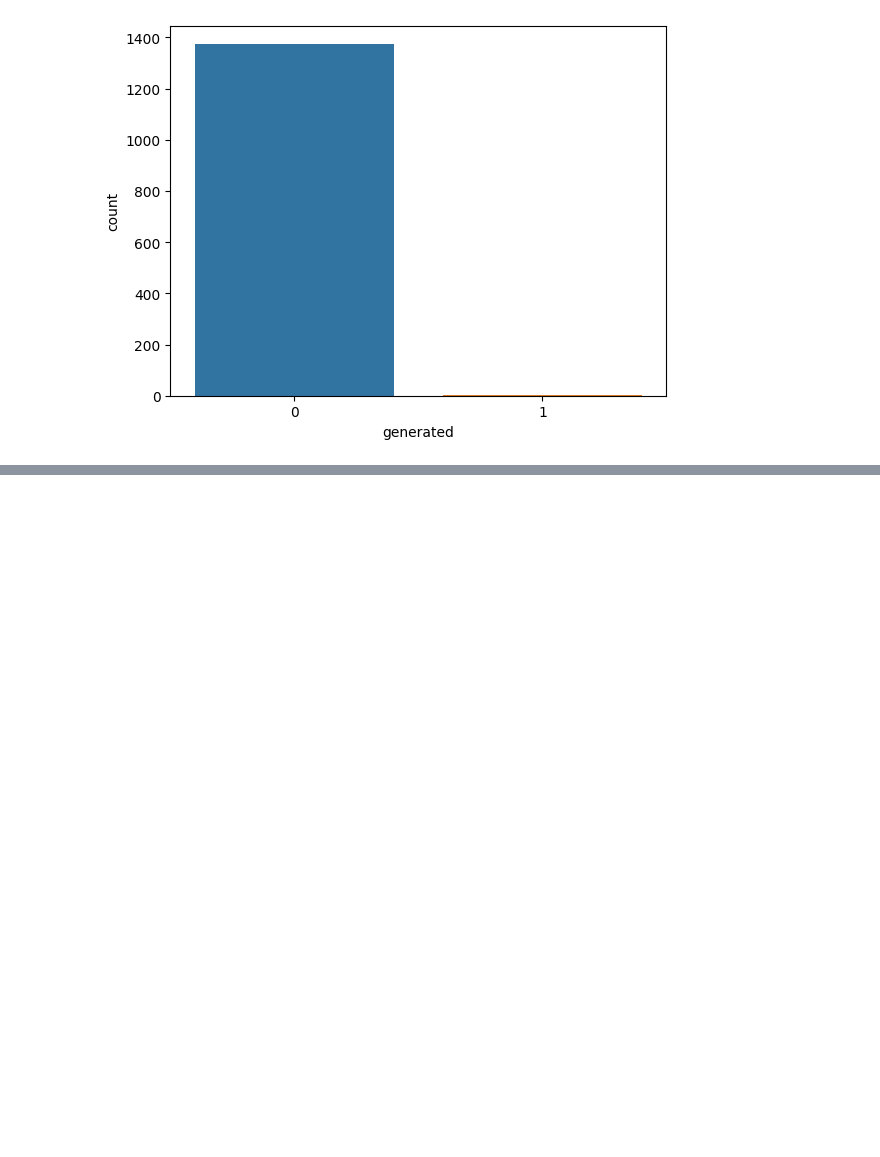
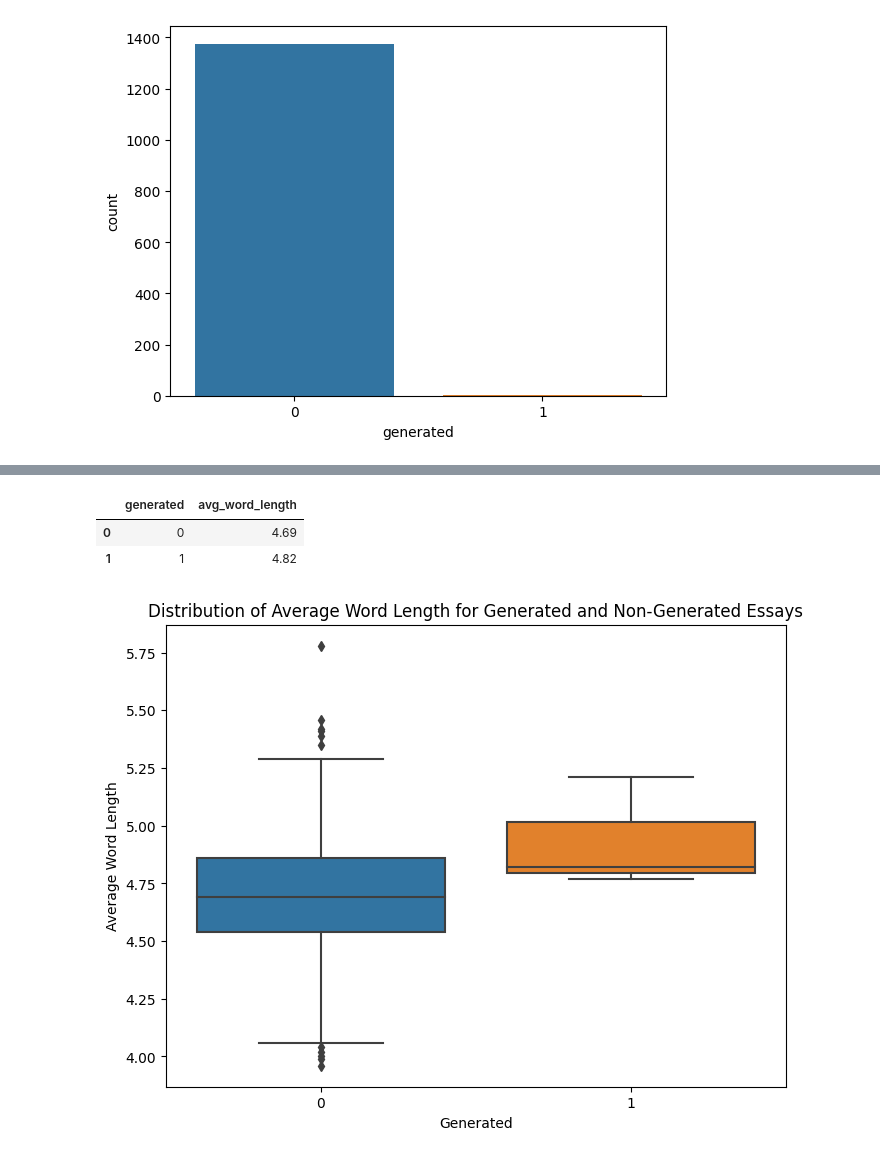
Before and after one commit to shpatrickguo/Mi2S, a Jupyter notebook: detect-ai-generated-text.ipynb, the cells around one changed output, grey strips where cells are left out. Drawn from its saved outputs; the diff is of its cells as text; code cells hidden in the pictures; blank space fills up the shorter version.

```diff
--- a/detect-ai-generated-text.ipynb
+++ b/detect-ai-generated-text.ipynb
@@ -700,0 +257,26 @@ There is no statistically significant difference in cosine similarity scores.
+# %%
+# Define a function to calculate the average word length
+def average_word_length(text):
+    words = text.split()
+    total_word_length = sum(len(word) for word in words)
+    return round(total_word_length / len(words), 2)
+
+# Apply the function to create a new 'avg_word_length' column
+train_essays['avg_word_length'] = train_essays['text'].apply(average_word_length)
+
+# Calculate the median average word length for generated and non-generated essays
+median_avg_word_length = train_essays.groupby(['generated'])['avg_word_length'].median().reset_index()
+display(median_avg_word_length)
+
+# Plotting
+plt.figure(figsize=(8, 6))
+sns.boxplot(x='generated', y='avg_word_length', data=train_essays)
+plt.title('Distribution of Average Word Length for Generated and Non-Generated Essays')
+plt.xlabel('Generated')
+plt.ylabel('Average Word Length')
+plt.show()
+# %% [output]
+|  | generated | avg_word_length |
+| 0 | 0 | 4.69 |
+| 1 | 1 | 4.82 |
+[figure, added]
```
Also changed, not shown: parts of 76 cells of this notebook.
